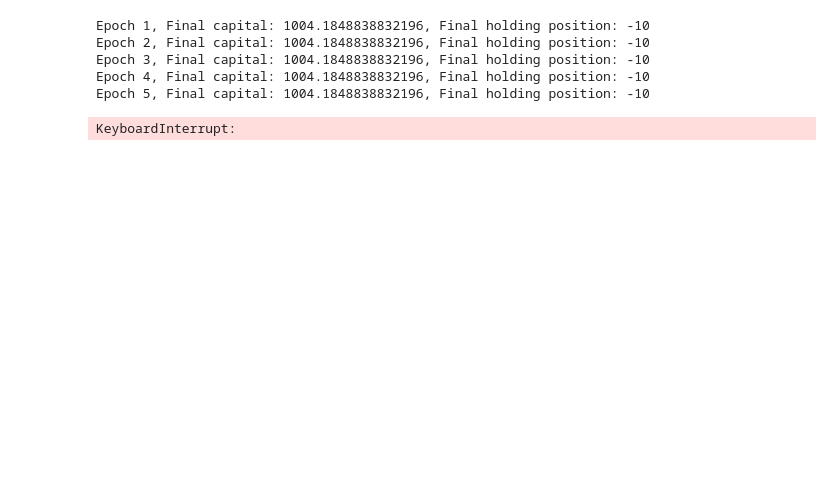
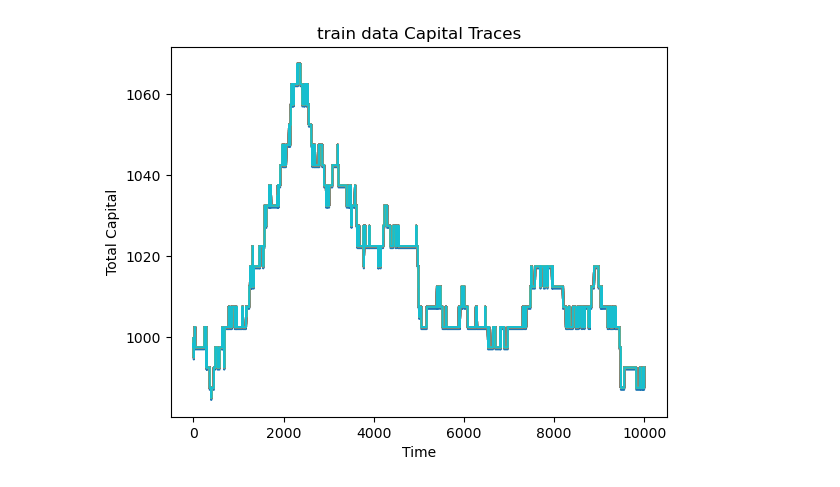
Before and after one commit to Zhou-spec/Futures-Trading, a Jupyter notebook: NN_for_factor.ipynb, the cells around one changed output. Drawn from its saved outputs; the diff is of its cells as text; code cells hidden in the pictures; blank space fills up the shorter version.

```diff
--- a/NN_for_factor.ipynb
+++ b/NN_for_factor.ipynb
@@ -58,17 +78,22 @@ policy_net = PolicyNet()
 optimizer = optim.Adam(policy_net.parameters(), lr=0.001)
 
 # Sample training data (replace this with your actual training data)
+'''
 train_data = pd.DataFrame({
     'bid': np.random.rand(3000),
     'ask': np.random.rand(3000),
     'prediction_50': np.random.rand(3000),
     'prediction_100': np.random.rand(3000)
 })
+'''
 
 # Training Loop
-epochs = 20
+epochs = 50
+total_capital_traces = []
 for epoch in range(epochs):
+    cash = 1000
     capital = 1000  # Initialize capital for each epoch
     holding_position = 0  # Initialize holding position
 
-    for index, row in train_data.iterrows():
+    capital_record = []  # Store capital history for plotting
+    for index, row in train_data.iloc[:-1].iterrows():
@@ -76,17 +101,25 @@ for epoch in range(epochs):
         action_prob = policy_net(state)
-
         action = torch.argmax(action_prob, dim=1).item()  # Choose action (0: Buy, 1: Sell, 2: Hold)
 
+        current_holding = holding_position
+        current_cash = cash
         # Simulate capital change and update holding position
         if action == 0 and holding_position < 10:  # Buy
-            capital -= row['ask']
+            # capital is the mid price of the bid and ask times the holding position add cash
+            cash -= row['ask']
             holding_position += 1
         elif action == 1 and holding_position > -10:  # Sell
-            capital += row['bid']
+            cash += row['bid']
             holding_position -= 1
 
-        # Calculate reward based on capital change
-        reward = capital - 1000  # Assuming initial capital is 1000
+        next_mid_price = (train_data.iloc[index+1]['bid'] + train_data.iloc[index+1]['ask']) / 2
+        current_mid_price = (train_data.iloc[index]['bid'] + train_data.iloc[index]['ask']) / 2
+
+        current_capital = current_cash + current_holding * current_mid_price
+        next_capital = cash + holding_position * next_mid_price
+        reward = next_capital - current_capital
+
+        capital = next_capital
 
         # Compute loss and perform backpropagation
         loss = -torch.log(action_prob[0][action]) * reward
@@ -94,11 +127,6 @@ for epoch in range(epochs):
         loss.backward()
         optimizer.step()
 
-    print(f"Epoch {epoch+1}, Final capital: {capital}, Final holding position: {holding_position}")
+        capital_record.append(capital)
+
+    total_capital_traces.append(capital_record)
-# %% [output]
-Epoch 1, Final capital: 1004.1848838832196, Final holding position: -10
-Epoch 2, Final capital: 1004.1848838832196, Final holding position: -10
-Epoch 3, Final capital: 1004.1848838832196, Final holding position: -10
-Epoch 4, Final capital: 1004.1848838832196, Final holding position: -10
-Epoch 5, Final capital: 1004.1848838832196, Final holding position: -10
-KeyboardInterrupt:
@@ -115,0 +133,10 @@ for index, row in test_data.iterrows():
+# %%
+total_capital_traces = np.array(total_capital_traces)
+# graph the total capital traces for each epoch
+plt.plot(total_capital_traces.T)
+plt.xlabel('Time')
+plt.ylabel('Total Capital')
+plt.title('train data Capital Traces')
+plt.show()
+# %% [output]
+[figure, added]
```
Also changed, not shown: parts of 5 cells of this notebook.
